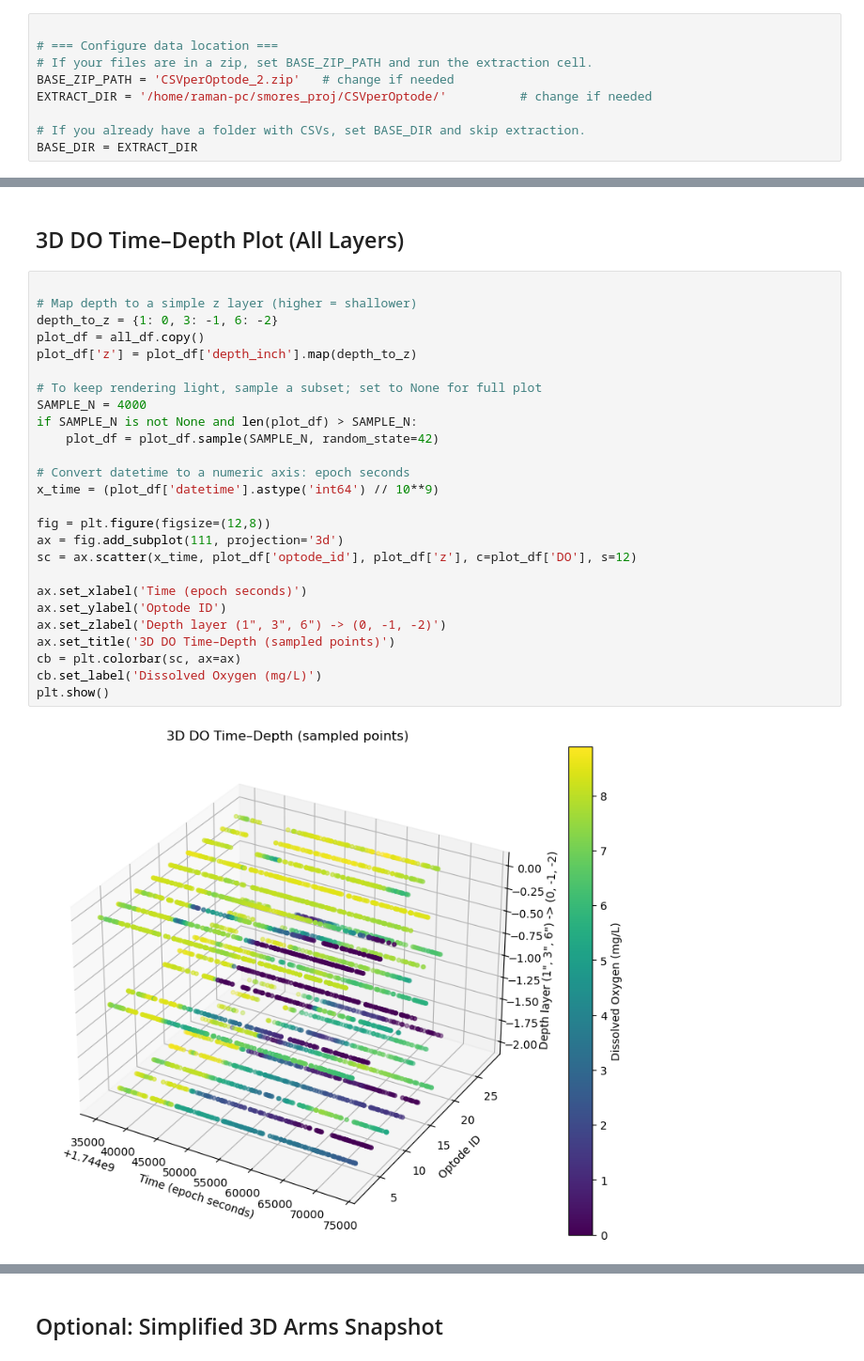
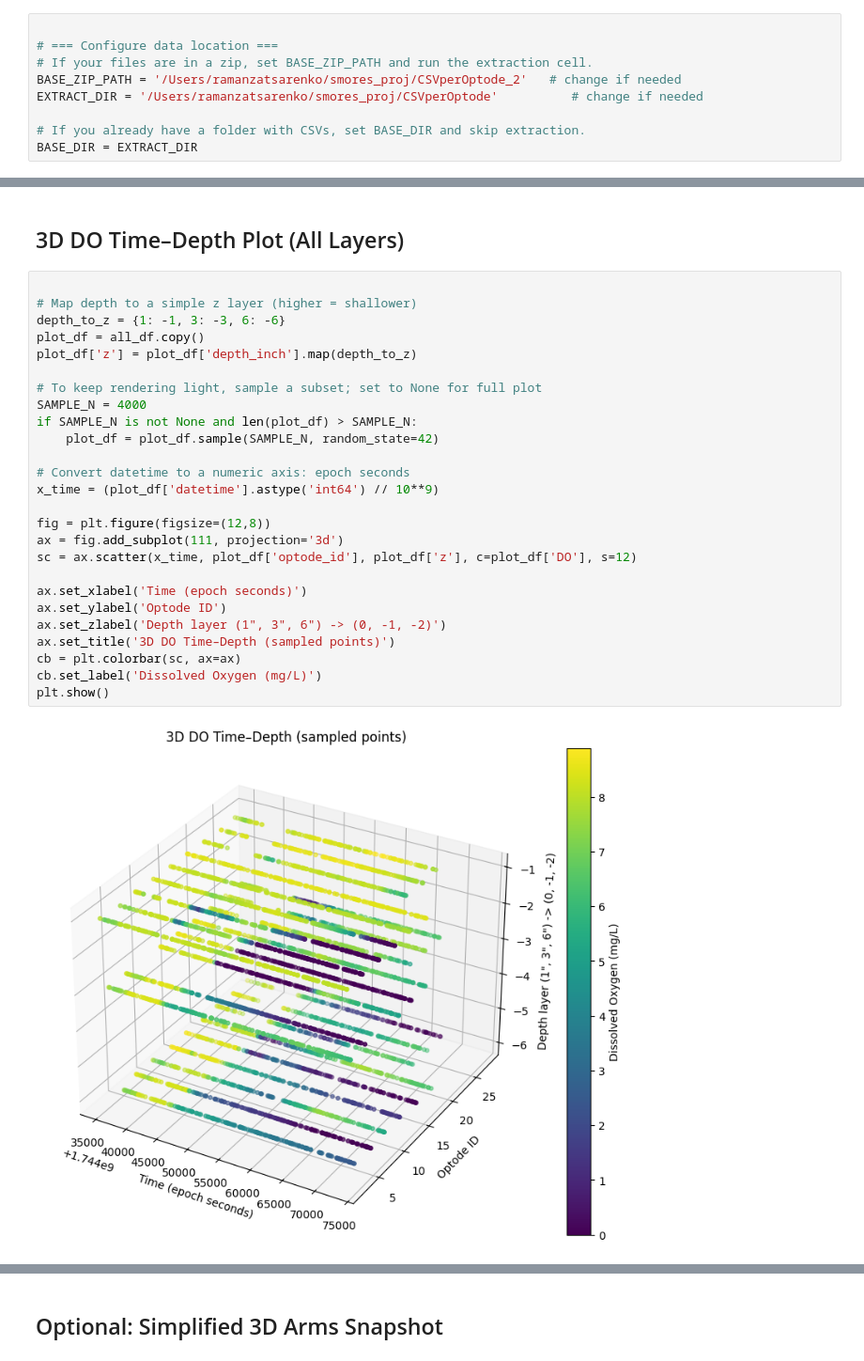
Before and after one commit to rzv09/smores_proj, a Jupyter notebook: src/optode_data/optode_eda_3d.ipynb, the cells around one changed output, grey strips where cells are left out. Shown at 94% size. Saved outputs shown, nothing was run; the diff lists cells and outputs as text.

```diff
--- a/src/optode_data/optode_eda_3d.ipynb
+++ b/src/optode_data/optode_eda_3d.ipynb
@@ -20,8 +20,8 @@ plt.rcParams['axes.grid'] = True
 
 # === Configure data location ===
 # If your files are in a zip, set BASE_ZIP_PATH and run the extraction cell.
-BASE_ZIP_PATH = 'CSVperOptode_2.zip'   # change if needed
-EXTRACT_DIR = '/home/raman-pc/smores_proj/CSVperOptode/'          # change if needed
+BASE_ZIP_PATH = '/Users/ramanzatsarenko/smores_proj/CSVperOptode_2'   # change if needed
+EXTRACT_DIR = '/Users/ramanzatsarenko/smores_proj/CSVperOptode'          # change if needed
 
 # If you already have a folder with CSVs, set BASE_DIR and skip extraction.
 BASE_DIR = EXTRACT_DIR
@@ -119,28 +119,28 @@ plt.show()
 # %%
 
 # Map depth to a simple z layer (higher = shallower)
-depth_to_z = {1: 0, 3: -1, 6: -2}
+depth_to_z = {1: -1, 3: -3, 6: -6}
 plot_df = all_df.copy()
 plot_df['z'] = plot_df['depth_inch'].map(depth_to_z)
 
 # To keep rendering light, sample a subset; set to None for full plot
 SAMPLE_N = 4000
 if SAMPLE_N is not None and len(plot_df) > SAMPLE_N:
     plot_df = plot_df.sample(SAMPLE_N, random_state=42)
 
 # Convert datetime to a numeric axis: epoch seconds
 x_time = (plot_df['datetime'].astype('int64') // 10**9)
 
 fig = plt.figure(figsize=(12,8))
 ax = fig.add_subplot(111, projection='3d')
 sc = ax.scatter(x_time, plot_df['optode_id'], plot_df['z'], c=plot_df['DO'], s=12)
 
 ax.set_xlabel('Time (epoch seconds)')
 ax.set_ylabel('Optode ID')
 ax.set_zlabel('Depth layer (1", 3", 6") -> (0, -1, -2)')
 ax.set_title('3D DO Time–Depth (sampled points)')
 cb = plt.colorbar(sc, ax=ax)
 cb.set_label('Dissolved Oxygen (mg/L)')
 plt.show()
 # %% [output]
-[figure, old version]
+[figure, new version]
```
Also changed, not shown: parts of 9 cells of this notebook, 17 other files.
